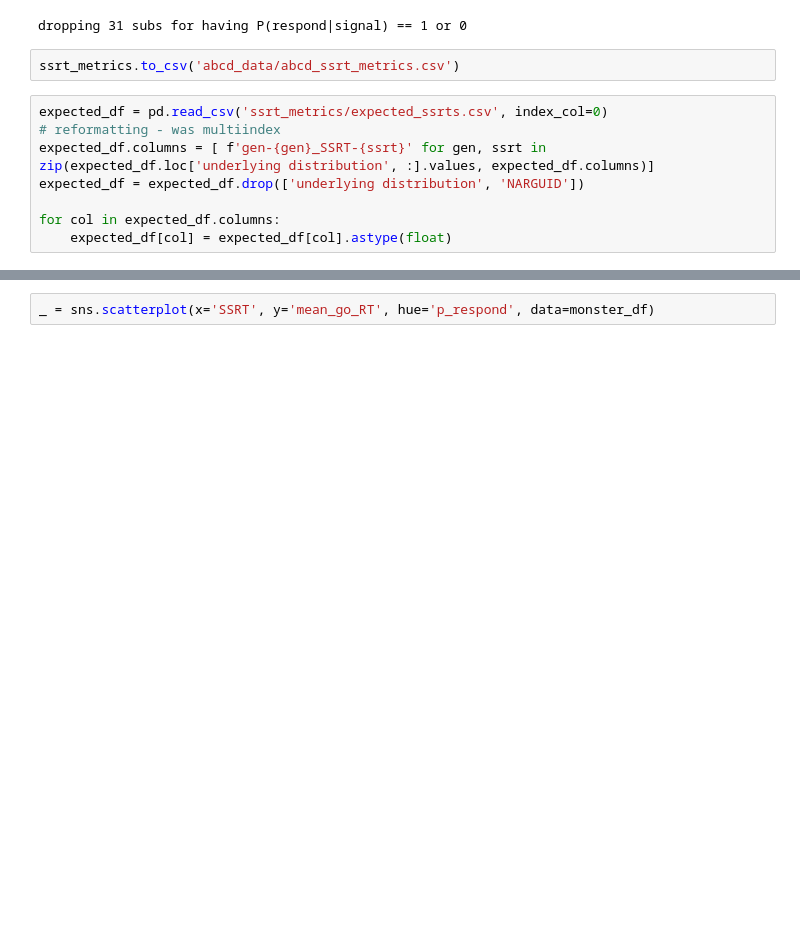
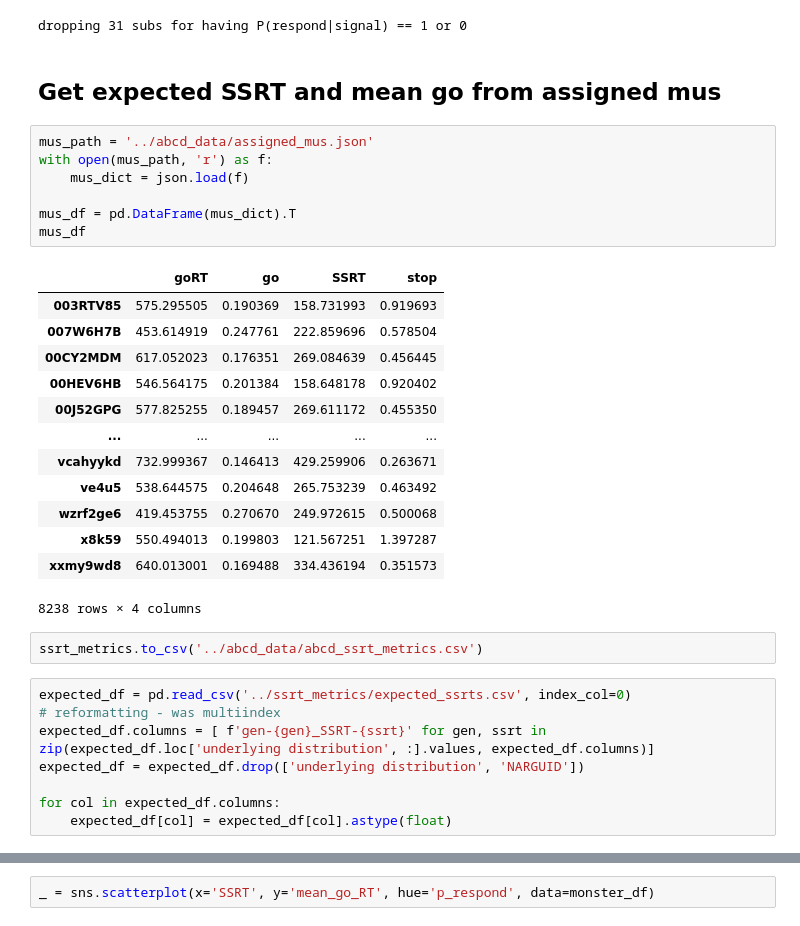
Before and after one commit to henrymj/ABCD_simulations, a Jupyter notebook: other_notebooks/investigate_sim_ssrts.ipynb, the cells around one changed output, grey strips where cells are left out. Saved outputs shown, nothing was run; the diff lists cells and outputs as text; blank space fills up the shorter version.

```diff
--- a/other_notebooks/investigate_sim_ssrts.ipynb
+++ b/other_notebooks/investigate_sim_ssrts.ipynb
@@ -57,10 +56,33 @@ print(f'dropping {len(problem_subs)} subs for having P(respond|signal) == 1 or 0
 ssrt_metrics = ssrt_metrics[ssrt_metrics.SSRT.notnull()].copy()
 # %% [output]
 dropping 31 subs for having P(respond|signal) == 1 or 0
+# %% [markdown]
+## Get expected SSRT and mean go from assigned mus
+# %%
+mus_path = '../abcd_data/assigned_mus.json'
+with open(mus_path, 'r') as f:
+    mus_dict = json.load(f)
+
+mus_df = pd.DataFrame(mus_dict).T
+mus_df
+# %% [output]
+|  | goRT | go | SSRT | stop |
+| 003RTV85 | 575.295505 | 0.190369 | 158.731993 | 0.919693 |
+| 007W6H7B | 453.614919 | 0.247761 | 222.859696 | 0.578504 |
+| 00CY2MDM | 617.052023 | 0.176351 | 269.084639 | 0.456445 |
+| 00HEV6HB | 546.564175 | 0.201384 | 158.648178 | 0.920402 |
+| 00J52GPG | 577.825255 | 0.189457 | 269.611172 | 0.455350 |
+| ... | ... | ... | ... | ... |
+| vcahyykd | 732.999367 | 0.146413 | 429.259906 | 0.263671 |
+| ve4u5 | 538.644575 | 0.204648 | 265.753239 | 0.463492 |
+| wzrf2ge6 | 419.453755 | 0.270670 | 249.972615 | 0.500068 |
+| x8k59 | 550.494013 | 0.199803 | 121.567251 | 1.397287 |
+| xxmy9wd8 | 640.013001 | 0.169488 | 334.436194 | 0.351573 |
+8238 rows × 4 columns
 # %%
-ssrt_metrics.to_csv('abcd_data/abcd_ssrt_metrics.csv')
+ssrt_metrics.to_csv('../abcd_data/abcd_ssrt_metrics.csv')
 # %%
-expected_df = pd.read_csv('ssrt_metrics/expected_ssrts.csv', index_col=0)
+expected_df = pd.read_csv('../ssrt_metrics/expected_ssrts.csv', index_col=0)
 # reformatting - was multiindex
 expected_df.columns = [ f'gen-{gen}_SSRT-{ssrt}' for gen, ssrt in zip(expected_df.loc['underlying distribution', :].values, expected_df.columns)]
 expected_df = expected_df.drop(['underlying distribution', 'NARGUID'])
```
Also changed, not shown: parts of 37 cells of this notebook, 1 other file.
